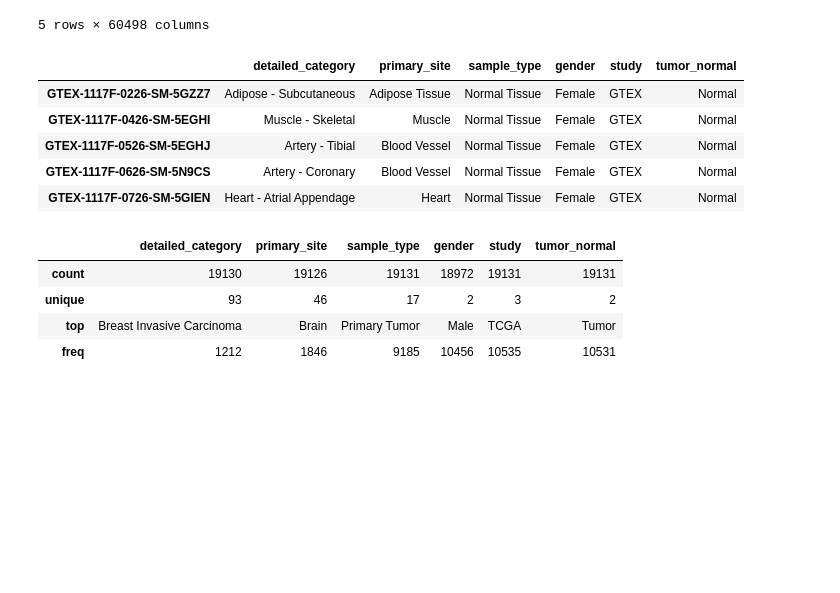
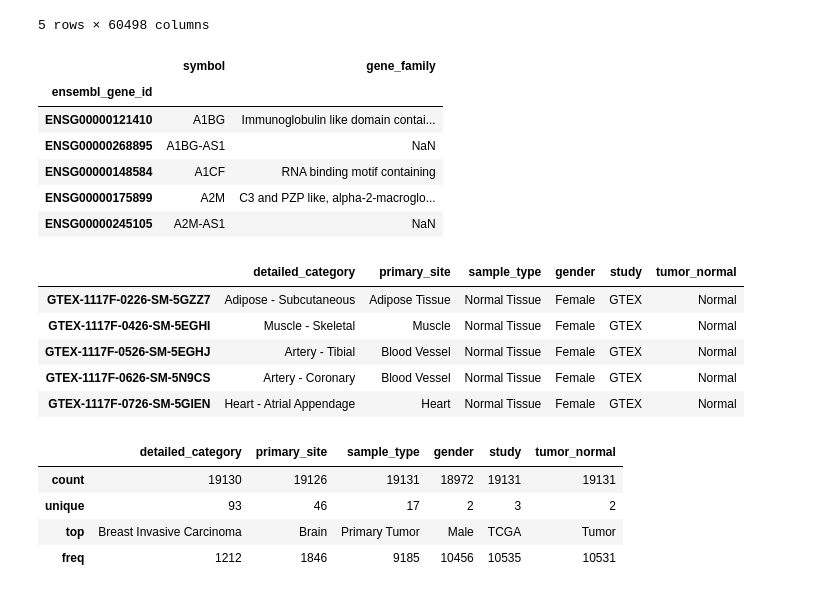
Before and after one commit to rcurrie/tumornormal, a Jupyter notebook: ingest.ipynb, the cells around one changed output. Cells and saved outputs as stored; diff of their text form; code cells hidden in the pictures; blank space fills up the shorter version.

```diff
--- a/ingest.ipynb
+++ b/ingest.ipynb
@@ -39,6 +39,22 @@ X.head()
 | GTEX-1117F-0626-SM-5N9CS | -1.2481 | -9.9658 | -5.5735 | 5.6860 | -9.9658 | ... |
 | GTEX-1117F-0726-SM-5GIEN | -3.8160 | -9.9658 | 0.3573 | 4.0357 | -9.9658 | ... |
 5 rows × 60498 columns
+# %%
+# Convert from ensembl to hugo gene names
+# http://www.genenames.org/cgi-bin/statistics
+ensembl = pd.read_table("/data/reference/hgnc_complete_set.txt",
+                        usecols=["symbol", "ensembl_gene_id", "gene_family"],
+                        index_col=2)
+ensembl.head()
+# ensembl.loc["ENSG00000121410"].symbol
+# %% [output]
+|  | symbol | gene_family |
+| ensembl_gene_id |  |  |
+| ENSG00000121410 | A1BG | Immunoglobulin like domain contai... |
+| ENSG00000268895 | A1BG-AS1 | NaN |
+| ENSG00000148584 | A1CF | RNA binding motif containing |
+| ENSG00000175899 | A2M | C3 and PZP like, alpha-2-macroglo... |
+| ENSG00000245105 | A2M-AS1 | NaN |
 # %%
 # Read in the clinical saved from https://toil.xenahubs.net/download/TcgaTargetGTEX_phenotype.txt
 Y = pd.read_table("/data/scratch/rcurrie/xena/TcgaTargetGTEX_phenotype.txt",
```
Also changed, not shown: parts of 5 cells of this notebook, 2 other files.
